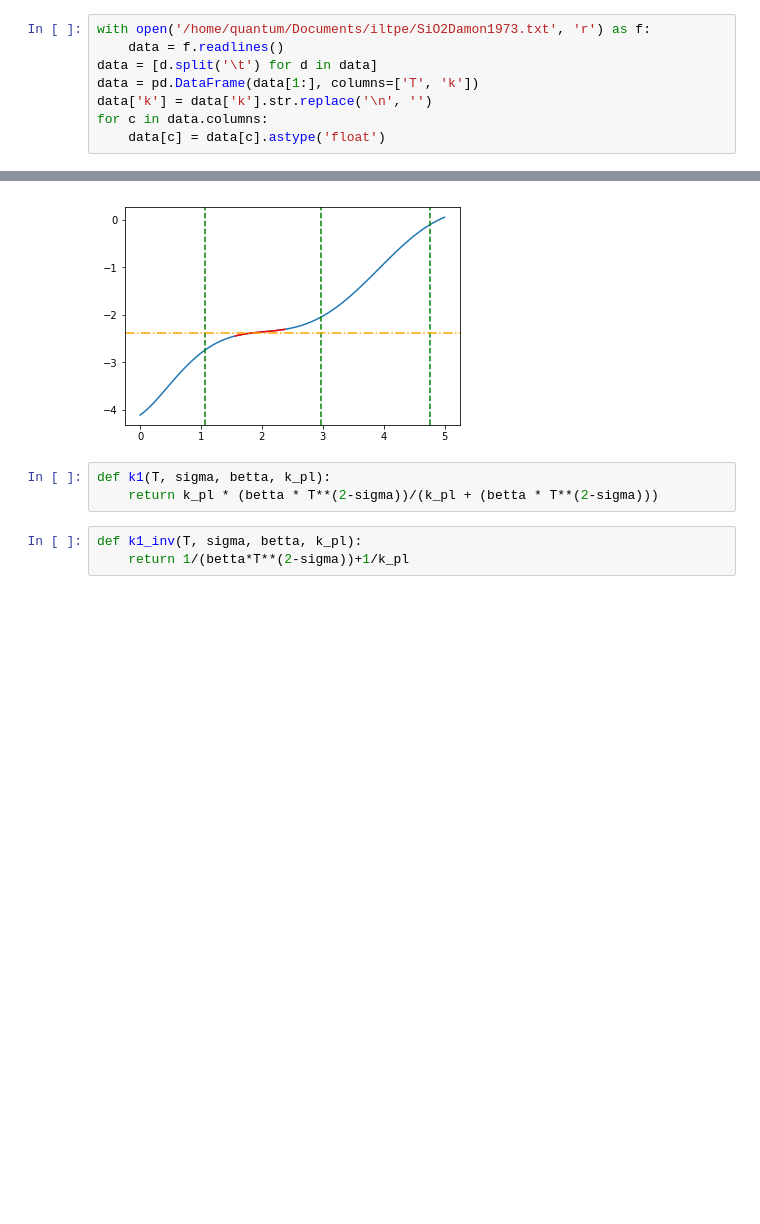
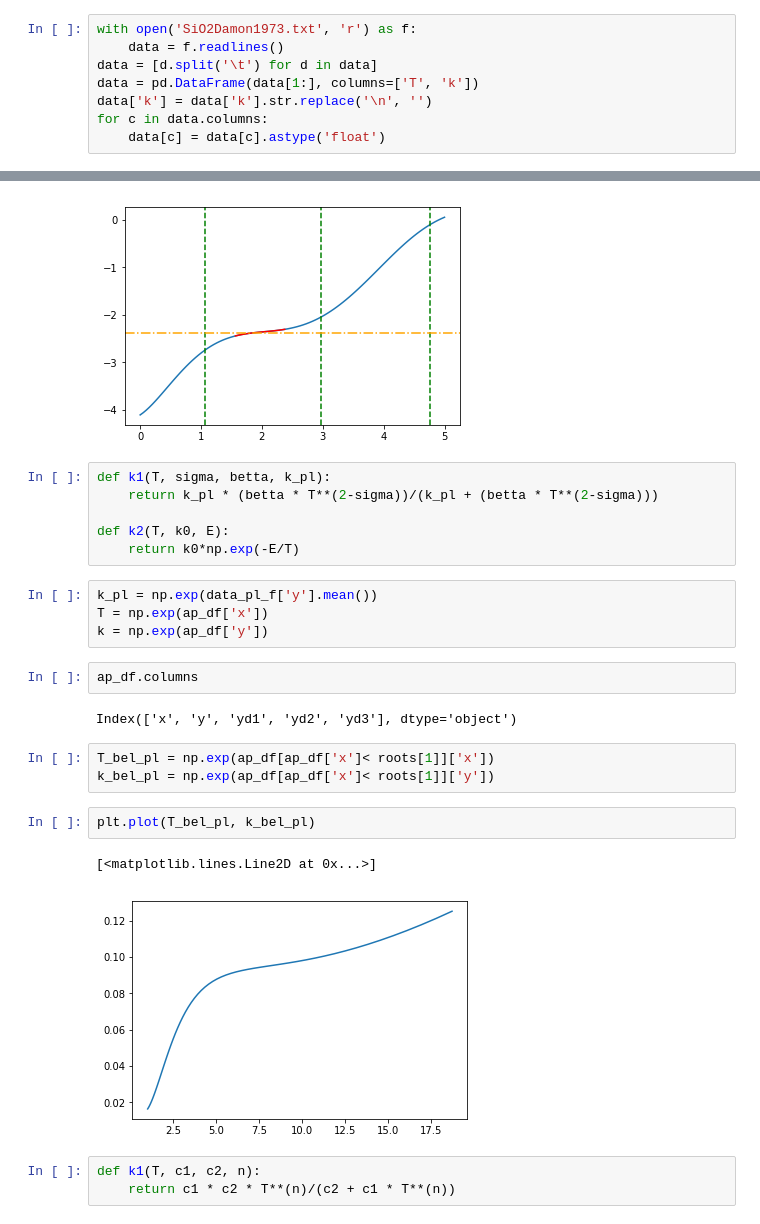
Before and after one commit to GeorgiiVdovychenko/ltpe, a Jupyter notebook: fit_one_by_one.ipynb, the cells around one changed output, grey strips where cells are left out. Cells and saved outputs as stored; diff of their text form; blank space fills up the shorter version.

```diff
--- a/fit_one_by_one.ipynb
+++ b/fit_one_by_one.ipynb
@@ -6,7 +6,7 @@ import matplotlib.pyplot as plt
 
 from scipy.optimize import minimize, minimize_scalar
 # %%
-with open('/home/quantum/Documents/iltpe/SiO2Damon1973.txt', 'r') as f:
+with open('SiO2Damon1973.txt', 'r') as f:
     data = f.readlines()
 data = [d.split('\t') for d in data]
 data = pd.DataFrame(data[1:], columns=['T', 'k'])
@@ -123,6 +123,25 @@ plt.axhline(y=res.x, color='orange', linestyle='-.')
 # %%
 def k1(T, sigma, betta, k_pl):
     return k_pl * (betta * T**(2-sigma))/(k_pl + (betta * T**(2-sigma)))
+
+def k2(T, k0, E):
+    return k0*np.exp(-E/T)
-# %%
-def k1_inv(T, sigma, betta, k_pl):
-    return 1/(betta*T**(2-sigma))+1/k_pl
+# %%
+k_pl = np.exp(data_pl_f['y'].mean())
+T = np.exp(ap_df['x'])
+k = np.exp(ap_df['y'])
+# %%
+ap_df.columns
+# %% [output]
+Index(['x', 'y', 'yd1', 'yd2', 'yd3'], dtype='object')
+# %%
+T_bel_pl = np.exp(ap_df[ap_df['x']< roots[1]]['x'])
+k_bel_pl = np.exp(ap_df[ap_df['x']< roots[1]]['y'])
+# %%
+plt.plot(T_bel_pl, k_bel_pl)
+# %% [output]
+[<matplotlib.lines.Line2D at 0x...>]
+[figure, added]
+# %%
+def k1(T, c1, c2, n):
+    return c1 * c2 * T**(n)/(c2 + c1 * T**(n))
```
Also changed, not shown: parts of 20 cells of this notebook, 1 other file.
